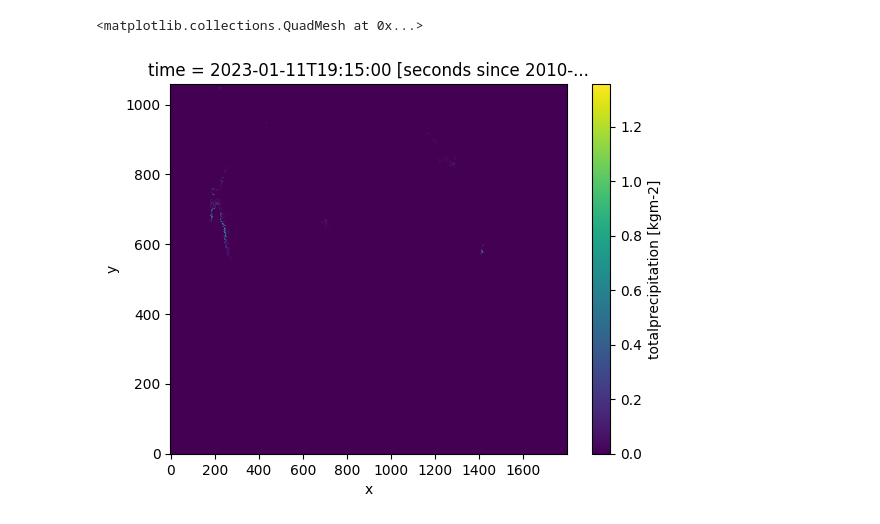
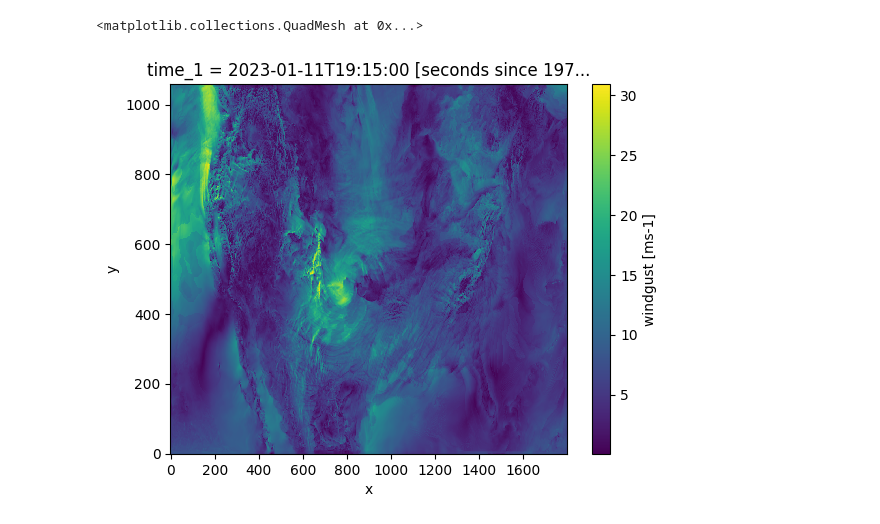
Before and after one commit to mpiannucci/gribberish, a Jupyter notebook: python/examples/hrrr.ipynb, the cells around one changed output. Drawn from its saved outputs; the diff is of its cells as text; code cells hidden in the pictures.

```diff
--- a/python/examples/hrrr.ipynb
+++ b/python/examples/hrrr.ipynb
@@ -26,5 +26,5 @@ Attributes:
-# %%
-ds['APCP@groundorwater_0&2023-01-12T00:00:00+00:00'].plot()
-# %% [output]
-<matplotlib.collections.QuadMesh at 0x...>
-[figure, removed]
+# %%
+ds.gust.cf.isel(time=0).plot()
+# %% [output]
+<matplotlib.collections.QuadMesh at 0x...>
+[figure, added]
```
Also changed, not shown: parts of 1 cell of this notebook, 22 other files.
